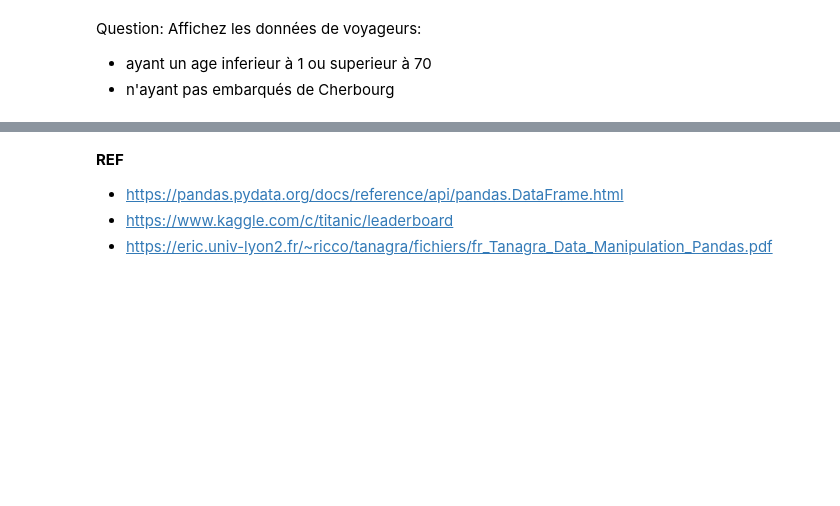
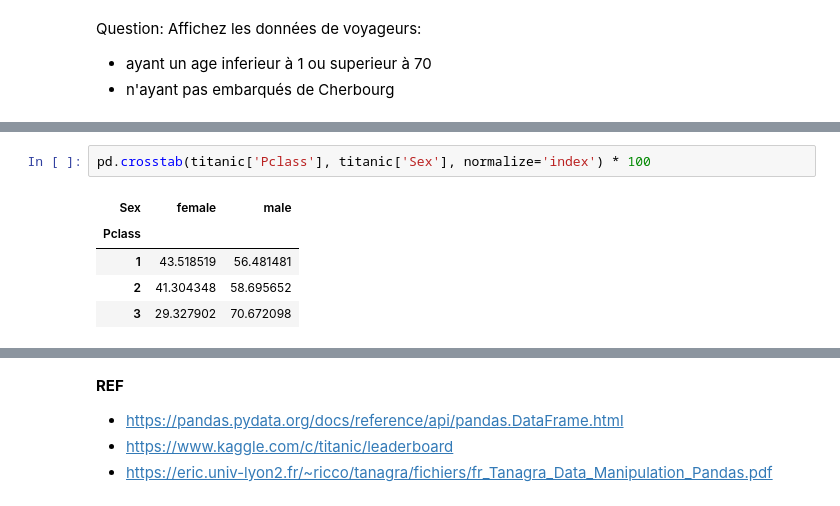
Before and after one commit to dcpes-syci/formation-python, a Jupyter notebook: 2_dataframes.ipynb, the cells around one changed output, grey strips where cells are left out. Saved outputs shown, nothing was run; the diff lists cells and outputs as text; blank space fills up the shorter version.

```diff
--- a/dataframes.ipynb
+++ b/2_dataframes.ipynb
@@ -358,0 +368,8 @@ pttr faire ça dans un new notebook
+# %%
+pd.crosstab(titanic['Pclass'], titanic['Sex'], normalize='index') * 100
+# %% [output]
+| Sex | female | male |
+| Pclass |  |  |
+| 1 | 43.518519 | 56.481481 |
+| 2 | 41.304348 | 58.695652 |
+| 3 | 29.327902 | 70.672098 |
```
Also changed, not shown: parts of 11 cells of this notebook.
